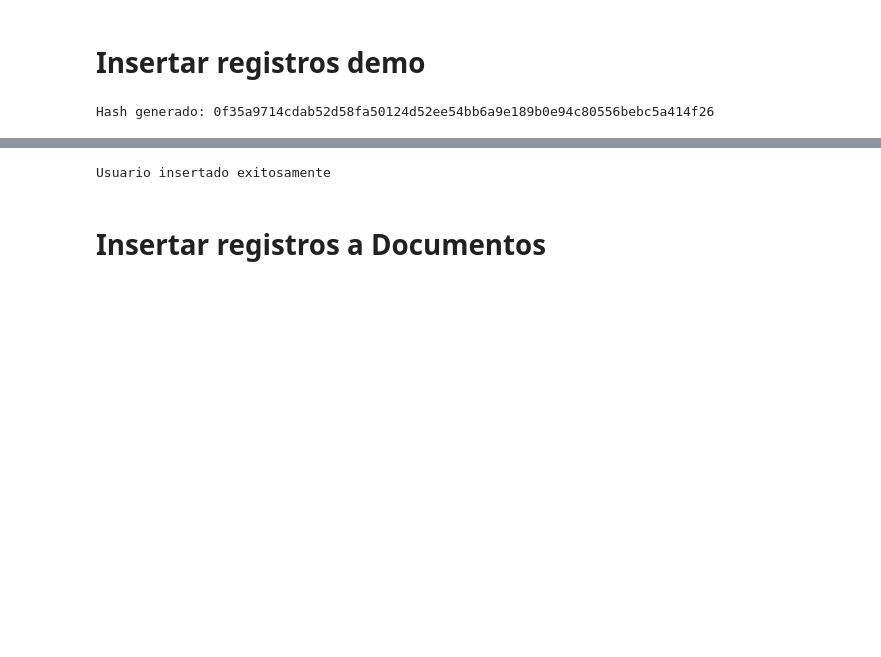
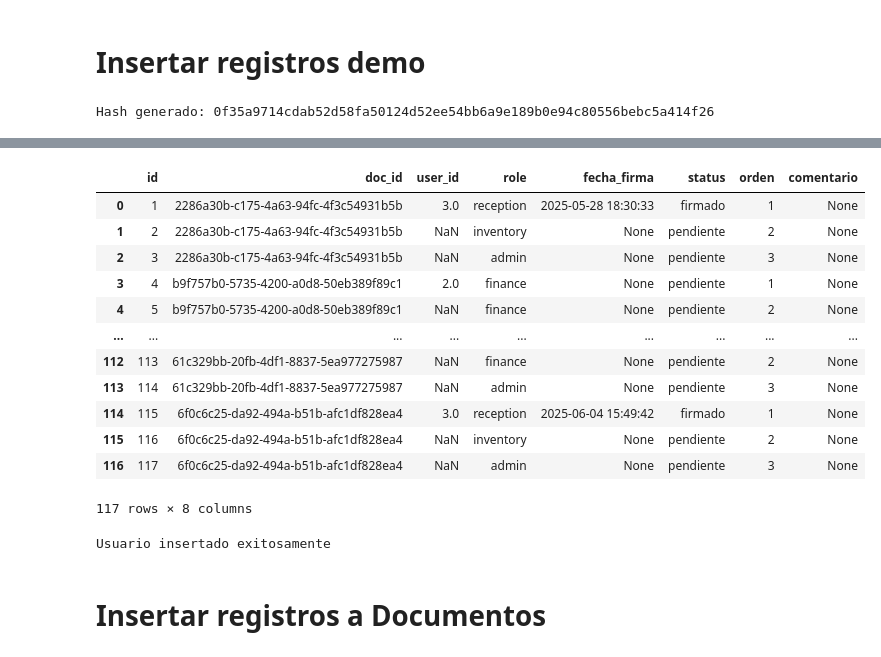
Before and after one commit to Huesoro/CasaMonarcaFirmasLocal, a Jupyter notebook: Azure_SQL/insertar_registros_demo.ipynb, the cells around one changed output, grey strips where cells are left out. Drawn from its saved outputs; the diff is of its cells as text; code cells hidden in the pictures; blank space fills up the shorter version.

```diff
--- a/Azure_SQL/insertar_registros_demo.ipynb
+++ b/Azure_SQL/insertar_registros_demo.ipynb
@@ -16,3 +45,35 @@ Hash generado: 0f35a9714cdab52d58fa50124d52ee54bb6a9e189b0e94c80556bebc5a414f26
+# %%
+#conectarse a la base de datos de firmar.db
+
+conn = sqlite3.connect("firmas.db")
+cursor = conn.cursor()
+
+query ="SELECT * from firmas_documento"
+
+cursor.execute(query)
+
+# Revisar los resultados en un dataframe
+df = pd.DataFrame(cursor.fetchall(), columns=[i[0] for i in cursor.description])
+
+
+# Cerrar la conexión
+conn.close()
+
+df
+# %% [output]
+|  | id | doc_id | user_id | role | fecha_firma | status | orden | comentario |
+| 0 | 1 | 2286a30b-c175-4a63-94fc-4f3c54931b5b | 3.0 | reception | 2025-05-28 18:30:33 | firmado | 1 | None |
+| 1 | 2 | 2286a30b-c175-4a63-94fc-4f3c54931b5b | NaN | inventory | None | pendiente | 2 | None |
+| 2 | 3 | 2286a30b-c175-4a63-94fc-4f3c54931b5b | NaN | admin | None | pendiente | 3 | None |
+| 3 | 4 | b9f757b0-5735-4200-a0d8-50eb389f89c1 | 2.0 | finance | None | pendiente | 1 | None |
+| 4 | 5 | b9f757b0-5735-4200-a0d8-50eb389f89c1 | NaN | finance | None | pendiente | 2 | None |
+| ... | ... | ... | ... | ... | ... | ... | ... | ... |
+| 112 | 113 | 61c329bb-20fb-4df1-8837-5ea977275987 | NaN | finance | None | pendiente | 2 | None |
+| 113 | 114 | 61c329bb-20fb-4df1-8837-5ea977275987 | NaN | admin | None | pendiente | 3 | None |
+| 114 | 115 | 6f0c6c25-da92-494a-b51b-afc1df828ea4 | 3.0 | reception | 2025-06-04 15:49:42 | firmado | 1 | None |
+| 115 | 116 | 6f0c6c25-da92-494a-b51b-afc1df828ea4 | NaN | inventory | None | pendiente | 2 | None |
+| 116 | 117 | 6f0c6c25-da92-494a-b51b-afc1df828ea4 | NaN | admin | None | pendiente | 3 | None |
+117 rows × 8 columns
 # %%
 def insert_user(user_data):
     """
```
Also changed, not shown: parts of 2 cells of this notebook, 24 other files.
